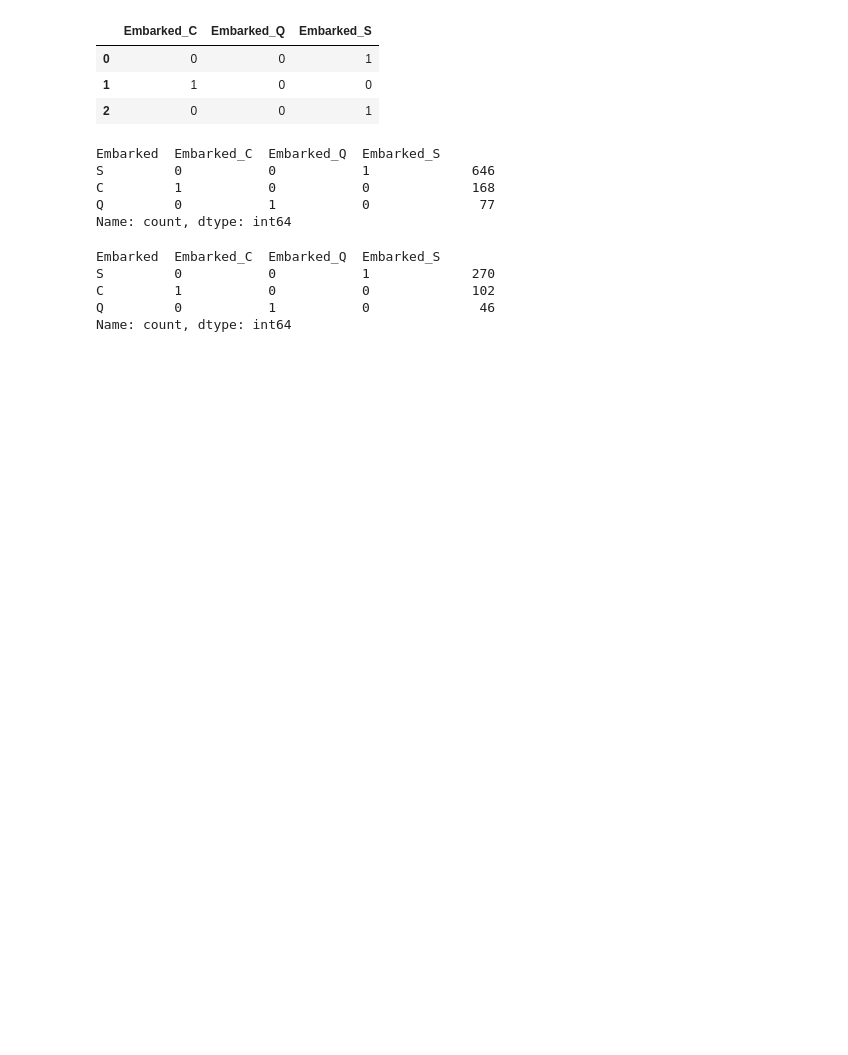
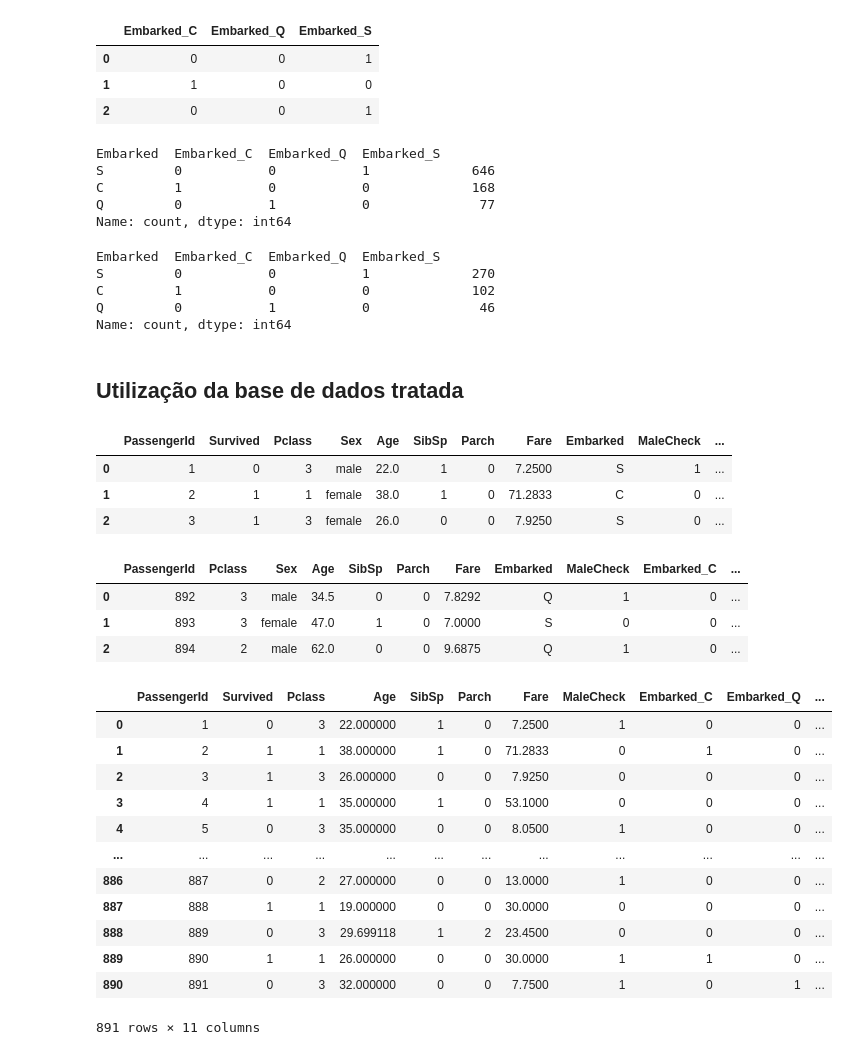
Before and after one commit to gluna777/analise_titanic, a Jupyter notebook: analise_titanic2.ipynb, the cells around one changed output. Saved outputs shown, nothing was run; the diff lists cells and outputs as text; code cells hidden in the pictures; blank space fills up the shorter version.

```diff
--- a/analise_titanic2.ipynb
+++ b/analise_titanic2.ipynb
@@ -133,5 +137,38 @@ S         0           0           1             270
 C         1           0           0             102
 Q         0           1           0              46
 Name: count, dtype: int64
-# %% [markdown]
-##
+# %% [markdown]
+## Utilização da base de dados tratada
+# %%
+# Visualização
+treino.head(3)
+# %% [output]
+|  | PassengerId | Survived | Pclass | Sex | Age | SibSp | Parch | Fare | Embarked | MaleCheck | ... |
+| 0 | 1 | 0 | 3 | male | 22.0 | 1 | 0 | 7.2500 | S | 1 | ... |
+| 1 | 2 | 1 | 1 | female | 38.0 | 1 | 0 | 71.2833 | C | 0 | ... |
+| 2 | 3 | 1 | 3 | female | 26.0 | 0 | 0 | 7.9250 | S | 0 | ... |
+# %%
+teste.head(3)
+# %% [output]
+|  | PassengerId | Pclass | Sex | Age | SibSp | Parch | Fare | Embarked | MaleCheck | Embarked_C | ... |
+| 0 | 892 | 3 | male | 34.5 | 0 | 0 | 7.8292 | Q | 1 | 0 | ... |
+| 1 | 893 | 3 | female | 47.0 | 1 | 0 | 7.0000 | S | 0 | 0 | ... |
+| 2 | 894 | 2 | male | 62.0 | 0 | 0 | 9.6875 | Q | 1 | 0 | ... |
+# %%
+# Eliminação colunas tratadas
+treino = treino.drop(['Sex', 'Embarked'], axis=1)
+treino
+# %% [output]
+|  | PassengerId | Survived | Pclass | Age | SibSp | Parch | Fare | MaleCheck | Embarked_C | Embarked_Q | ... |
+| 0 | 1 | 0 | 3 | 22.000000 | 1 | 0 | 7.2500 | 1 | 0 | 0 | ... |
+| 1 | 2 | 1 | 1 | 38.000000 | 1 | 0 | 71.2833 | 0 | 1 | 0 | ... |
+| 2 | 3 | 1 | 3 | 26.000000 | 0 | 0 | 7.9250 | 0 | 0 | 0 | ... |
+| 3 | 4 | 1 | 1 | 35.000000 | 1 | 0 | 53.1000 | 0 | 0 | 0 | ... |
+| 4 | 5 | 0 | 3 | 35.000000 | 0 | 0 | 8.0500 | 1 | 0 | 0 | ... |
+| ... | ... | ... | ... | ... | ... | ... | ... | ... | ... | ... | ... |
+| 886 | 887 | 0 | 2 | 27.000000 | 0 | 0 | 13.0000 | 1 | 0 | 0 | ... |
+| 887 | 888 | 1 | 1 | 19.000000 | 0 | 0 | 30.0000 | 0 | 0 | 0 | ... |
+| 888 | 889 | 0 | 3 | 29.699118 | 1 | 2 | 23.4500 | 0 | 0 | 0 | ... |
+| 889 | 890 | 1 | 1 | 26.000000 | 0 | 0 | 30.0000 | 1 | 1 | 0 | ... |
+| 890 | 891 | 0 | 3 | 32.000000 | 0 | 0 | 7.7500 | 1 | 0 | 1 | ... |
+891 rows × 11 columns
```
Also changed, not shown: parts of 31 cells of this notebook.
